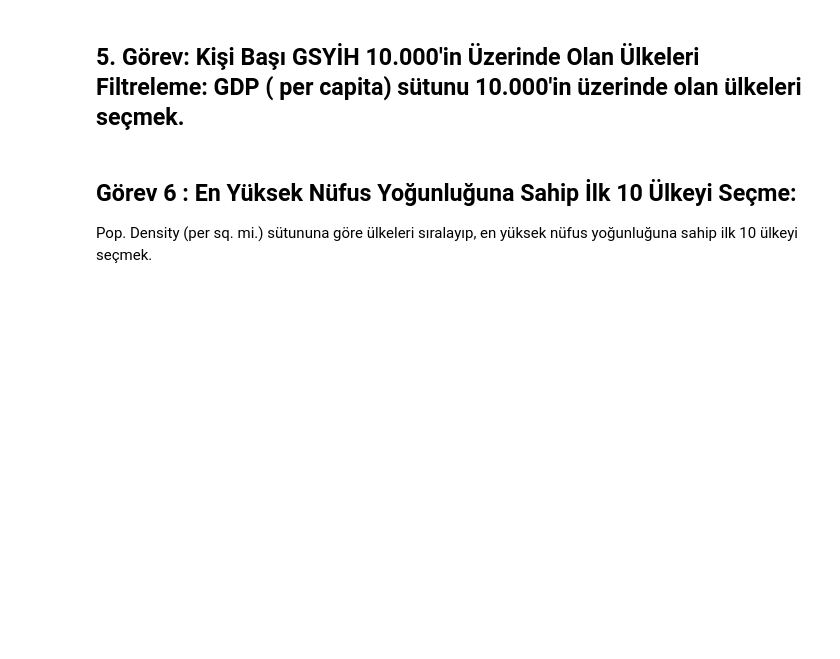
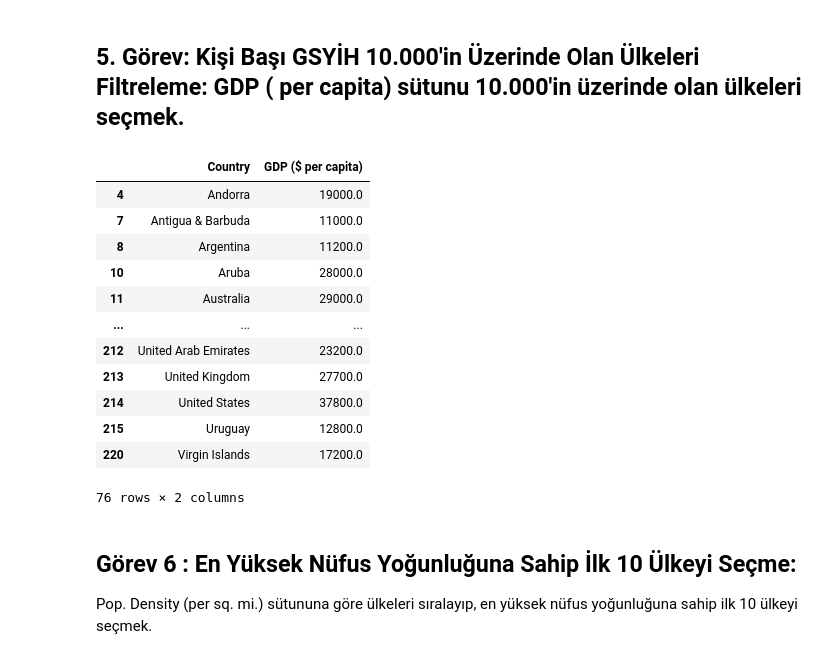
Before and after one commit to zeyneptekkk/Bootcamp_Techcareer_VeriBilmi, a Jupyter notebook: Data Science Ödev dosyası 1/Ödev 1/Veri_filtreleme_sıralama_projesi.ipynb, the cells around one changed output. Cells and saved outputs as stored; diff of their text form; code cells hidden in the pictures; blank space fills up the shorter version.

```diff
--- a/Data Science Ödev dosyası 1/Ödev 1/Veri_filtreleme_sıralama_projesi.ipynb
+++ b/Data Science Ödev dosyası 1/Ödev 1/Veri_filtreleme_sıralama_projesi.ipynb
@@ -57,6 +127,23 @@ Service: Hizmet sektörünün ekonomideki payı.
 ## 5. Görev:  Kişi Başı GSYİH 10.000'in Üzerinde Olan Ülkeleri Filtreleme: GDP ( per capita) sütunu 10.000'in üzerinde olan ülkeleri seçmek.
 # %%
 # Kodunu buraya yazınız.
+
+filtered_data=data[data["GDP ($ per capita)"]>10000]
+filtered_data[["Country","GDP ($ per capita)"]]
+# %% [output]
+|  | Country | GDP ($ per capita) |
+| 4 | Andorra | 19000.0 |
+| 7 | Antigua & Barbuda | 11000.0 |
+| 8 | Argentina | 11200.0 |
+| 10 | Aruba | 28000.0 |
+| 11 | Australia | 29000.0 |
+| ... | ... | ... |
+| 212 | United Arab Emirates | 23200.0 |
+| 213 | United Kingdom | 27700.0 |
+| 214 | United States | 37800.0 |
+| 215 | Uruguay | 12800.0 |
+| 220 | Virgin Islands | 17200.0 |
+76 rows × 2 columns
 # %% [markdown]
 ## Görev 6 : En Yüksek Nüfus Yoğunluğuna Sahip İlk 10 Ülkeyi Seçme:
 Pop. Density (per sq. mi.) sütununa göre ülkeleri sıralayıp, en yüksek nüfus yoğunluğuna sahip ilk 10 ülkeyi seçmek.
```
Also changed, not shown: parts of 6 cells of this notebook.
